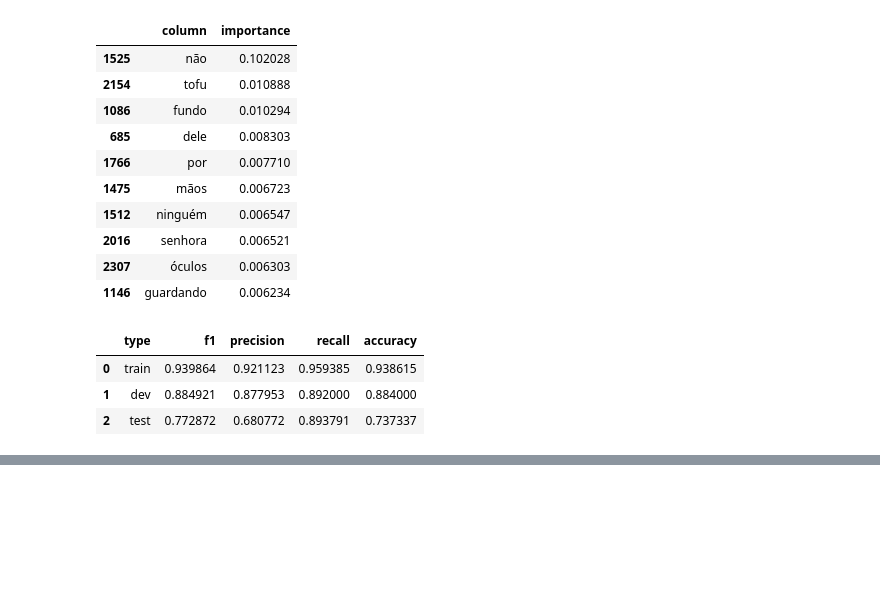
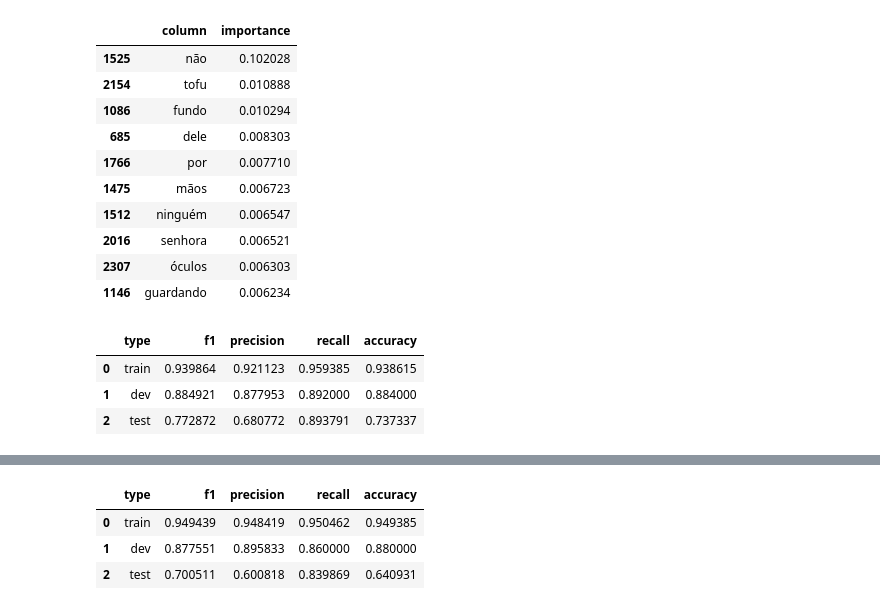
Before and after one commit to jmssouza/nlp_entailment, a Jupyter notebook: notebooks/bag_of_words.ipynb, the cells around one changed output, grey strips where cells are left out. Cells and saved outputs as stored; diff of their text form; code cells hidden in the pictures; blank space fills up the shorter version.

```diff
--- a/notebooks/bag_of_words.ipynb
+++ b/notebooks/bag_of_words.ipynb
@@ -158,6 +158,10 @@ pipe = Pipeline([('clf', GenericEstimator())])
 
 # Define um espaço de busca com diferentes algoritmos.
 search_space = [
+    {'clf': [LogisticRegression()],
+     'clf__penalty': ['l1', 'l2'],
+    },
+
     {'clf': [xgb.XGBClassifier()],
      'clf__n_estimators': [150],
     'clf__max_depth': [2, 10]},
@@ -175,31 +179,32 @@ grid = GridSearchCV(
     n_jobs=5,
     cv=5,
     scoring='f1',
-    verbose=10
+    verbose=1
 )
 
 # Ajusta no conjunto de treinamento.
 grid.fit(X_train, y_train)
 # Recupera os resultados da validação cruzada.
-df_training_results = pd.DataFrame(grid.cv_results_)[['params', 'mean_test_score', 'std_test_score']]
+df_first_training_results = pd.DataFrame(grid.cv_results_)[['params', 'mean_test_score', 'std_test_score']]
+
 # Recupera os resultados
 y_train_pred = grid.predict(X_train)
 y_dev_pred = grid.predict(X_dev)
 y_test_pred = grid.predict(X_test)
 
 # Recuperando as importâncias das features.
-first_approach_importances = get_top_n_importances(X_train, grid.best_estimator_[0])
+df_first_approach_importances = get_top_n_importances(X_train, grid.best_estimator_[0])
 display(first_approach_importances)
 
 # Calcula as métricas de performance dos resultados do modelo.
-first_approach_results = get_classification_results(
+df_first_approach_results = get_classification_results(
     y_train,
     y_train_pred,
     y_dev,
     y_dev_pred,
     y_test,
     y_test_pred)
-display(first_approach_results)
+display(df_first_approach_results)
 # %% [output]
 Fitting 5 folds for each of 8 candidates, totalling 40 fits
 |  | column | importance |
@@ -219,0 +229,68 @@ Fitting 5 folds for each of 8 candidates, totalling 40 fits
+# %%
+from sklearn.model_selection import GridSearchCV
+from sklearn.ensemble import RandomForestClassifier
+from sklearn.linear_model import LogisticRegression
+from sklearn.pipeline import Pipeline
+from sklearn.metrics import classification_report
+from sklearn.decomposition import PCA
+import xgboost as xgb
+
+
+# Cria o pipeline de transformação.
+pipe = Pipeline([
+    ('pca', PCA(random_state=42)),
+    ('clf', GenericEstimator())
+])
+
+# Define um espaço de busca com diferentes algoritmos.
+search_space = [
+    {'clf': [LogisticRegression()],
+     'clf__penalty': ['l1', 'l2'],
+     'pca': [PCA(random_state=42)],
+     'pca__n_components': [2, 3, 4, 5, 10, 20, 100]
+    },
+
+    {'clf': [xgb.XGBClassifier()],
+     'clf__n_estimators': [150],
+     'clf__max_depth': [2, 10],
+     'pca': [PCA(random_state=42)],
+     'pca__n_components': [2, 3, 4, 5, 10, 20, 100]
+    },
+
+    {'clf': [RandomForestClassifier()],
+     'clf__n_estimators': [150, 250],
+     'clf__max_depth': [2, 10, 20],
+     'pca': [PCA(random_state=42)],
+     'pca__n_components': [2, 3, 4, 5, 10, 20, 100]
+    },
+]
+
+# Cria um objeto de busca em grid com semente setada para reprodutibilidade.
+grid = GridSearchCV(
+    pipe,
+    search_space,
+    n_jobs=5,
+    cv=5,
+    scoring='f1',
+    verbose=1
+)
+
+# Ajusta no conjunto de treinamento.
+grid.fit(X_train, y_train)
+# Recupera os resultados da validação cruzada.
+df_second_training_results = pd.DataFrame(grid.cv_results_)[['params', 'mean_test_score', 'std_test_score']]
+# Recupera os resultados
+y_train_pred = grid.predict(X_train)
+y_dev_pred = grid.predict(X_dev)
+y_test_pred = grid.predict(X_test)
+
+# Calcula as métricas de performance dos resultados do modelo.
+df_second_approach_results = get_classification_results(
+    y_train,
+    y_train_pred,
+    y_dev,
+    y_dev_pred,
+    y_test,
+    y_test_pred)
+display(df_second_approach_results)
+# %% [output]
@@ -219,0 +315,4 @@ Fitting 5 folds for each of 8 candidates, totalling 40 fits
+|  | type | f1 | precision | recall | accuracy |
+| 0 | train | 0.949439 | 0.948419 | 0.950462 | 0.949385 |
+| 1 | dev | 0.877551 | 0.895833 | 0.860000 | 0.880000 |
+| 2 | test | 0.700511 | 0.600818 | 0.839869 | 0.640931 |
```
Also changed, not shown: parts of 14 cells of this notebook, 1 other file.
